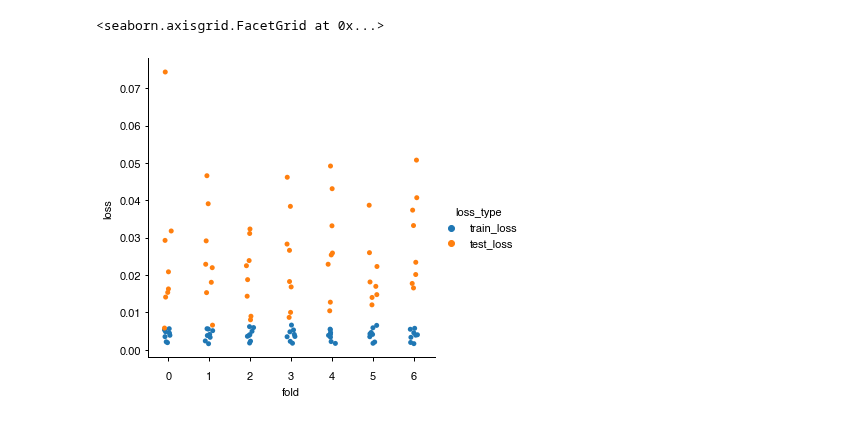
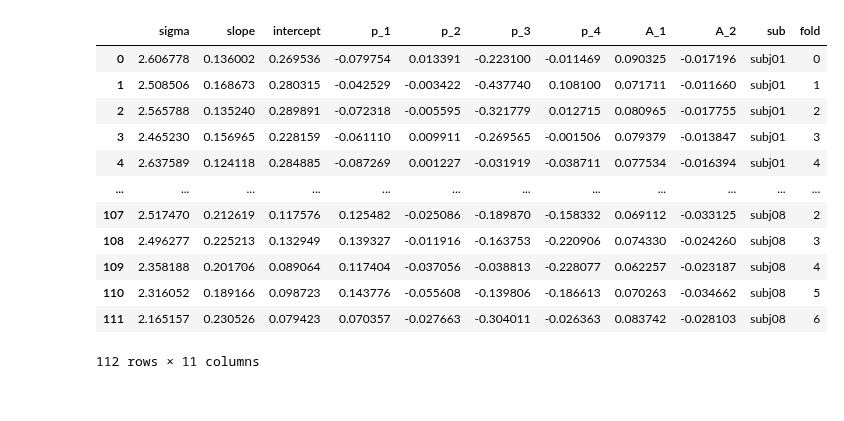
Before and after one commit to JiyeongHa/Spatial-Frequency-Preference_NSDsyn, a Jupyter notebook: notebooks/3.1.2-analyze-cross-validation-results.ipynb, the cells around one changed output. Saved outputs shown, nothing was run; the diff lists cells and outputs as text; code cells hidden in the pictures.

```diff
--- a/notebooks/3.1.2-analyze-cross-validation-results.ipynb
+++ b/notebooks/3.1.2-analyze-cross-validation-results.ipynb
@@ -44,6 +41,22 @@ sample_df_long = sample_df.melt(id_vars=['sub','fold','model_params'], var_name=
-# %%
-sns.catplot(data=sample_df_long,
-            x='fold', y='loss', hue='loss_type', kind='line', errorbar=('ci', 68))
-# %% [output]
-<seaborn.axisgrid.FacetGrid at 0x...>
-[figure, removed]
+# %%
+model_df = pd.DataFrame({})
+for row in sample_df_long.iterrows():
+    tmp = eval(row[1]['model_params'])
+    tmp['sub'] = row[1]['sub']
+    tmp['fold'] = row[1]['fold']
+    model_df = pd.concat([model_df, pd.DataFrame([tmp])], axis=0, ignore_index=True)
+model_df
+# %% [output]
+|  | sigma | slope | intercept | p_1 | p_2 | p_3 | p_4 | A_1 | A_2 | sub | fold |
+| 0 | 2.606778 | 0.136002 | 0.269536 | -0.079754 | 0.013391 | -0.223100 | -0.011469 | 0.090325 | -0.017196 | subj01 | 0 |
+| 1 | 2.508506 | 0.168673 | 0.280315 | -0.042529 | -0.003422 | -0.437740 | 0.108100 | 0.071711 | -0.011660 | subj01 | 1 |
+| 2 | 2.565788 | 0.135240 | 0.289891 | -0.072318 | -0.005595 | -0.321779 | 0.012715 | 0.080965 | -0.017755 | subj01 | 2 |
+| 3 | 2.465230 | 0.156965 | 0.228159 | -0.061110 | 0.009911 | -0.269565 | -0.001506 | 0.079379 | -0.013847 | subj01 | 3 |
+| 4 | 2.637589 | 0.124118 | 0.284885 | -0.087269 | 0.001227 | -0.031919 | -0.038711 | 0.077534 | -0.016394 | subj01 | 4 |
+| ... | ... | ... | ... | ... | ... | ... | ... | ... | ... | ... | ... |
+| 107 | 2.517470 | 0.212619 | 0.117576 | 0.125482 | -0.025086 | -0.189870 | -0.158332 | 0.069112 | -0.033125 | subj08 | 2 |
+| 108 | 2.496277 | 0.225213 | 0.132949 | 0.139327 | -0.011916 | -0.163753 | -0.220906 | 0.074330 | -0.024260 | subj08 | 3 |
+| 109 | 2.358188 | 0.201706 | 0.089064 | 0.117404 | -0.037056 | -0.038813 | -0.228077 | 0.062257 | -0.023187 | subj08 | 4 |
+| 110 | 2.316052 | 0.189166 | 0.098723 | 0.143776 | -0.055608 | -0.139806 | -0.186613 | 0.070263 | -0.034662 | subj08 | 5 |
+| 111 | 2.165157 | 0.230526 | 0.079423 | 0.070357 | -0.027663 | -0.304011 | -0.026363 | 0.083742 | -0.028103 | subj08 | 6 |
+112 rows × 11 columns
```
Also changed, not shown: parts of 13 cells of this notebook, 1 other file.
